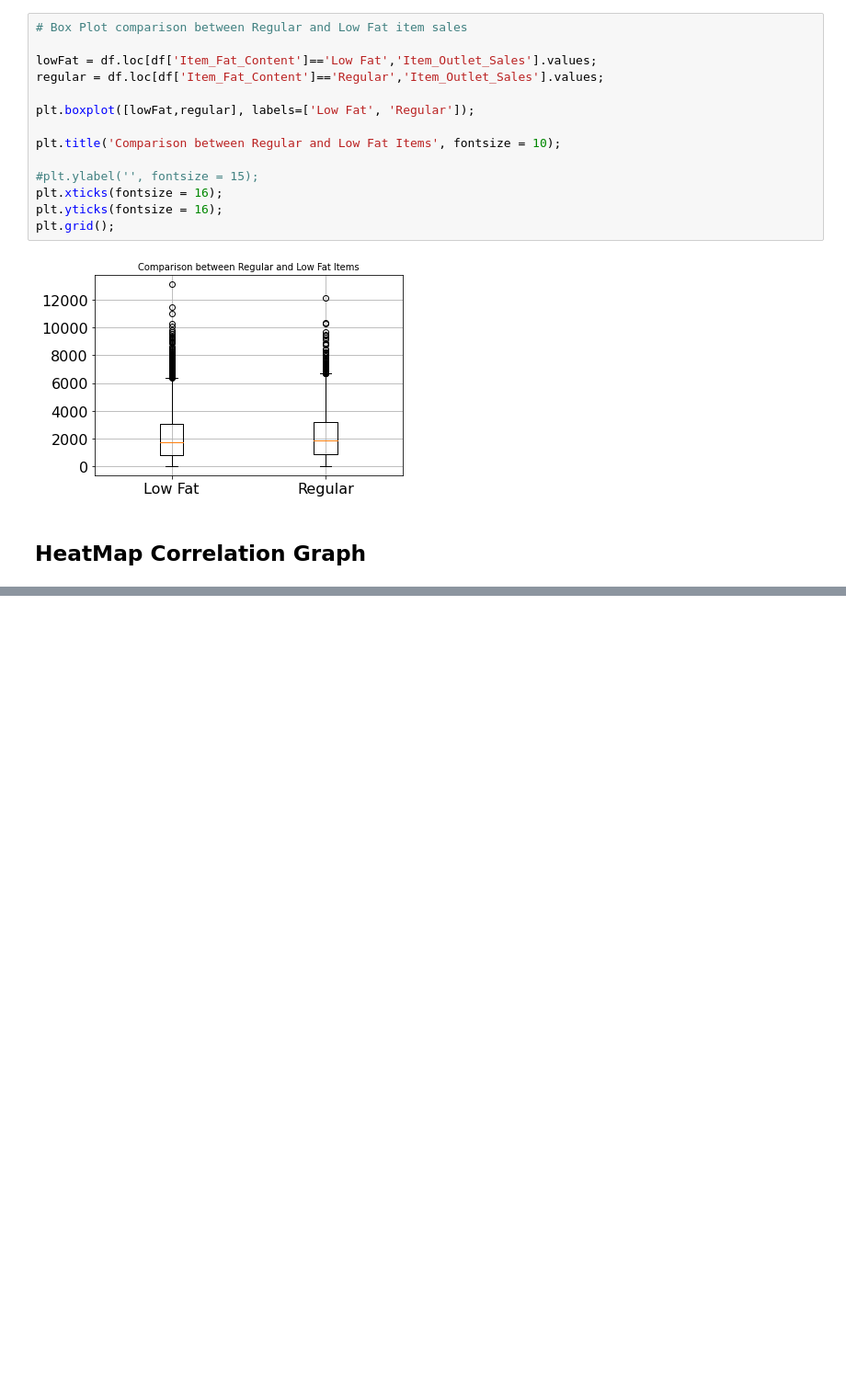
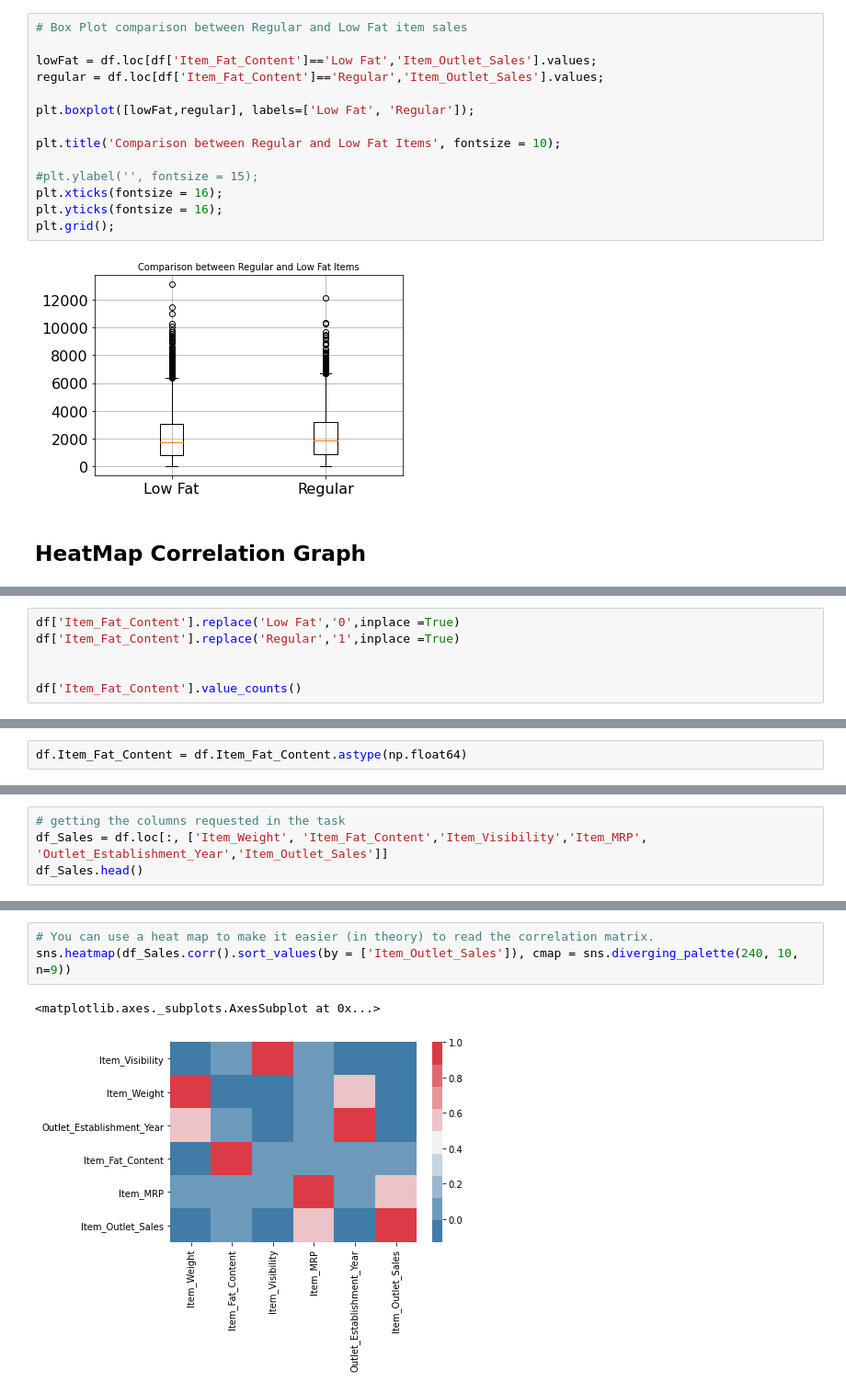
Before and after one commit to adamk6/sales-predictions, a Jupyter notebook: salesPrediction.ipynb, the cells around one changed output, grey strips where cells are left out. Shown at 92% size. Cells and saved outputs as stored; diff of their text form; blank space fills up the shorter version.

```diff
--- a/salesPrediction.ipynb
+++ b/salesPrediction.ipynb
@@ -412,0 +437,6 @@ sns.heatmap(corr, cmap='Blues', annot=True, mask=mask);
+# %%
+df['Item_Fat_Content'].replace('Low Fat','0',inplace =True)
+df['Item_Fat_Content'].replace('Regular','1',inplace =True)
+
+
+df['Item_Fat_Content'].value_counts()
@@ -412,0 +447,2 @@ sns.heatmap(corr, cmap='Blues', annot=True, mask=mask);
+# %%
+df.Item_Fat_Content = df.Item_Fat_Content.astype(np.float64)
@@ -412,0 +475,4 @@ sns.heatmap(corr, cmap='Blues', annot=True, mask=mask);
+# %%
+# getting the columns requested in the task
+df_Sales = df.loc[:, ['Item_Weight', 'Item_Fat_Content','Item_Visibility','Item_MRP', 'Outlet_Establishment_Year','Item_Outlet_Sales']]
+df_Sales.head()
@@ -412,0 +533,6 @@ sns.heatmap(corr, cmap='Blues', annot=True, mask=mask);
+# %%
+# You can use a heat map to make it easier (in theory) to read the correlation matrix.
+sns.heatmap(df_Sales.corr().sort_values(by = ['Item_Outlet_Sales']), cmap = sns.diverging_palette(240, 10, n=9))
+# %% [output]
+<matplotlib.axes._subplots.AxesSubplot at 0x...>
+[figure, added]
```
Also changed, not shown: parts of 35 cells of this notebook.
